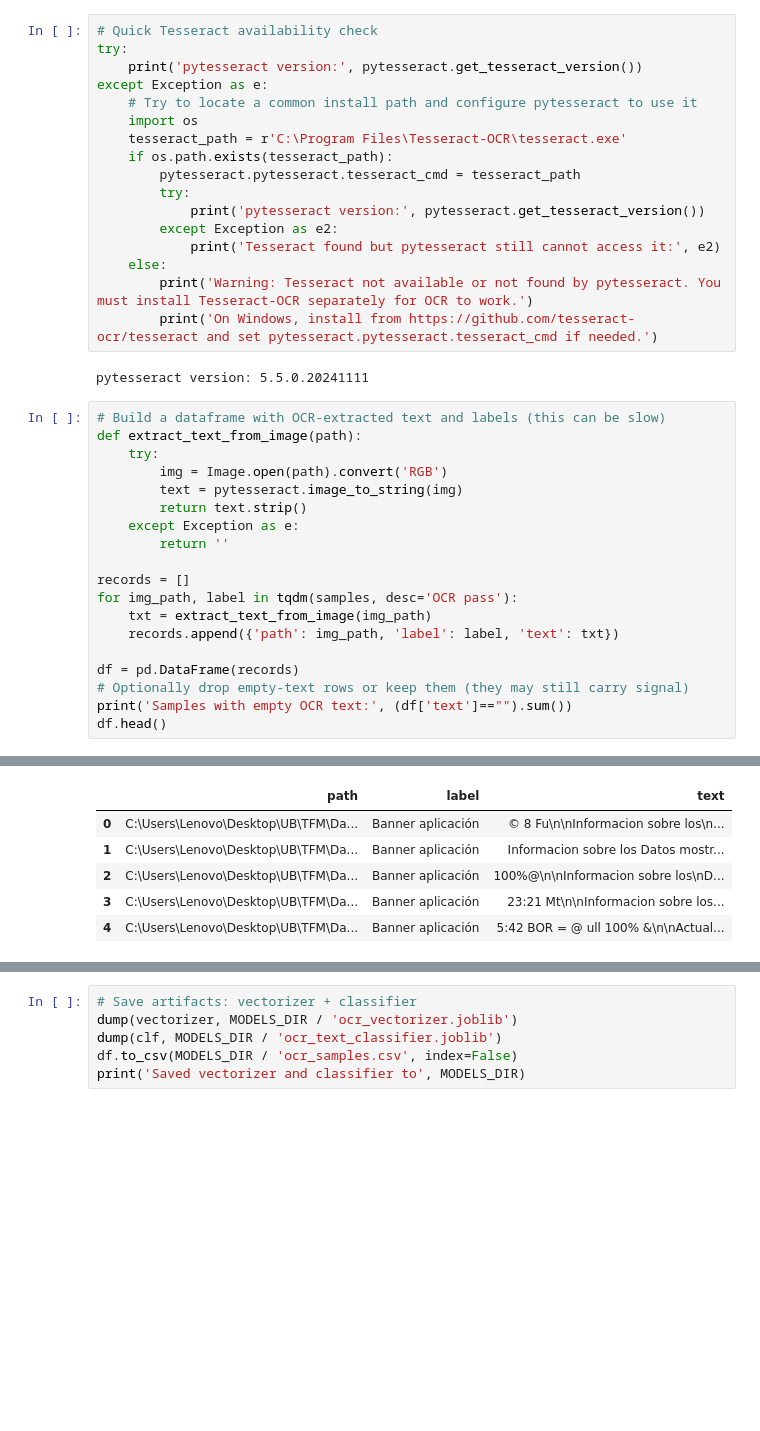
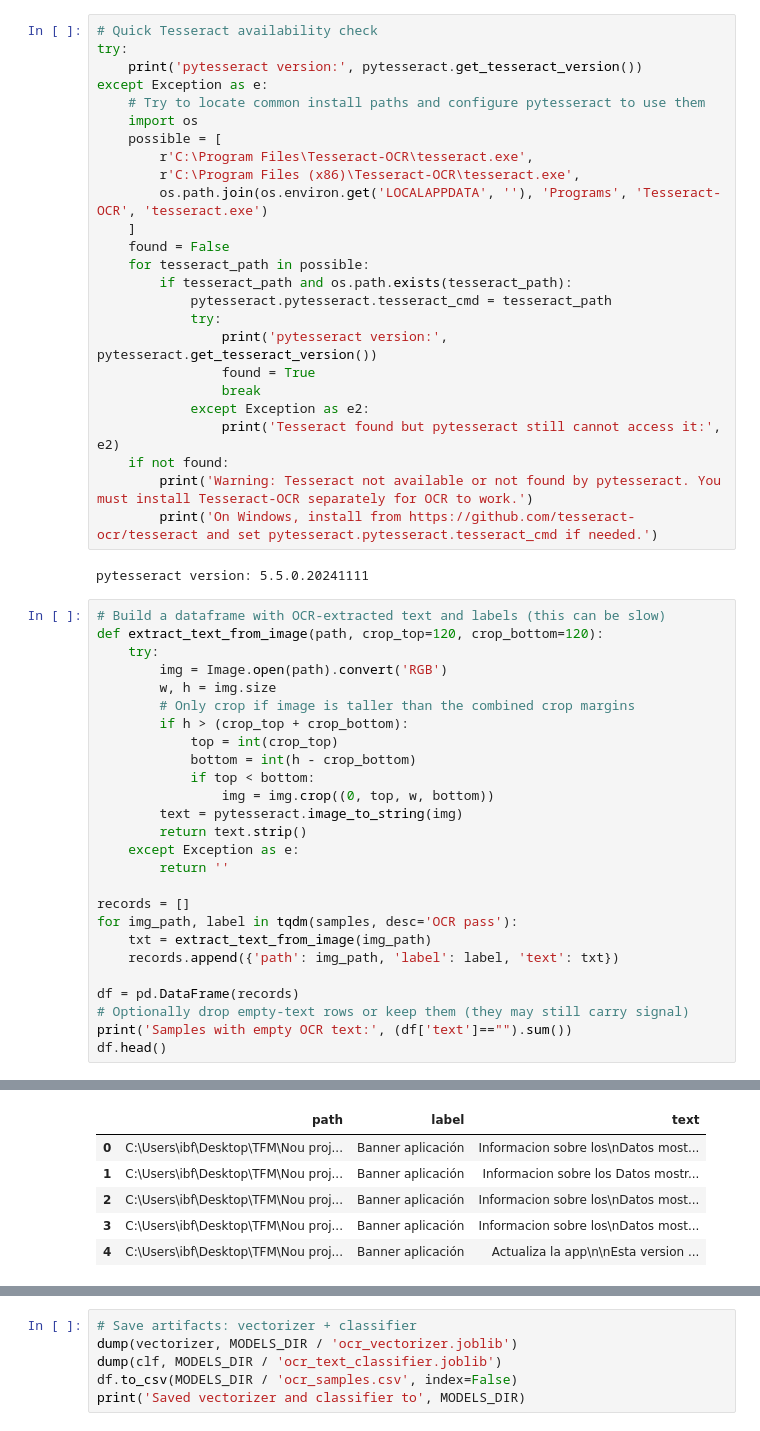
Before and after one commit to IvanBallesteros/TFM, a Jupyter notebook: ocr_classification_new.ipynb, the cells around one changed output, grey strips where cells are left out. Cells and saved outputs as stored; diff of their text form; blank space fills up the shorter version.

```diff
--- a/ocr_classification_new.ipynb
+++ b/ocr_classification_new.ipynb
@@ -79,25 +79,40 @@ Total images found: 2764
 try:
     print('pytesseract version:', pytesseract.get_tesseract_version())
 except Exception as e:
-    # Try to locate a common install path and configure pytesseract to use it
+    # Try to locate common install paths and configure pytesseract to use them
     import os
-    tesseract_path = r'C:\Program Files\Tesseract-OCR\tesseract.exe'
-    if os.path.exists(tesseract_path):
-        pytesseract.pytesseract.tesseract_cmd = tesseract_path
-        try:
-            print('pytesseract version:', pytesseract.get_tesseract_version())
-        except Exception as e2:
-            print('Tesseract found but pytesseract still cannot access it:', e2)
-    else:
+    possible = [
+        r'C:\Program Files\Tesseract-OCR\tesseract.exe',
+        r'C:\Program Files (x86)\Tesseract-OCR\tesseract.exe',
+        os.path.join(os.environ.get('LOCALAPPDATA', ''), 'Programs', 'Tesseract-OCR', 'tesseract.exe')
+    ]
+    found = False
+    for tesseract_path in possible:
+        if tesseract_path and os.path.exists(tesseract_path):
+            pytesseract.pytesseract.tesseract_cmd = tesseract_path
+            try:
+                print('pytesseract version:', pytesseract.get_tesseract_version())
+                found = True
+                break
+            except Exception as e2:
+                print('Tesseract found but pytesseract still cannot access it:', e2)
+    if not found:
         print('Warning: Tesseract not available or not found by pytesseract. You must install Tesseract-OCR separately for OCR to work.')
         print('On Windows, install from https://github.com/tesseract-ocr/tesseract and set pytesseract.pytesseract.tesseract_cmd if needed.')
 # %% [output]
 pytesseract version: 5.5.0.20241111
 # %%
 # Build a dataframe with OCR-extracted text and labels (this can be slow)
-def extract_text_from_image(path):
+def extract_text_from_image(path, crop_top=120, crop_bottom=120):
     try:
         img = Image.open(path).convert('RGB')
+        w, h = img.size
+        # Only crop if image is taller than the combined crop margins
+        if h > (crop_top + crop_bottom):
+            top = int(crop_top)
+            bottom = int(h - crop_bottom)
+            if top < bottom:
+                img = img.crop((0, top, w, bottom))
         text = pytesseract.image_to_string(img)
         return text.strip()
     except Exception as e:
@@ -117,9 +132,9 @@ Samples with empty OCR text: 6
 |  | path | label | text |
-| 0 | C:\Users\Lenovo\Desktop\UB\TFM\Da... | Banner aplicación | © 8 Fu\n\nInformacion sobre los\n... |
-| 1 | C:\Users\Lenovo\Desktop\UB\TFM\Da... | Banner aplicación | Informacion sobre los Datos mostr... |
-| 2 | C:\Users\Lenovo\Desktop\UB\TFM\Da... | Banner aplicación | 100%@\n\nInformacion sobre los\nD... |
-| 3 | C:\Users\Lenovo\Desktop\UB\TFM\Da... | Banner aplicación | 23:21 Mt\n\nInformacion sobre los... |
-| 4 | C:\Users\Lenovo\Desktop\UB\TFM\Da... | Banner aplicación | 5:42 BOR = @ ull 100% &\n\nActual... |
+| 0 | C:\Users\ibf\Desktop\TFM\Nou proj... | Banner aplicación | Informacion sobre los\nDatos most... |
+| 1 | C:\Users\ibf\Desktop\TFM\Nou proj... | Banner aplicación | Informacion sobre los Datos mostr... |
+| 2 | C:\Users\ibf\Desktop\TFM\Nou proj... | Banner aplicación | Informacion sobre los\nDatos most... |
+| 3 | C:\Users\ibf\Desktop\TFM\Nou proj... | Banner aplicación | Informacion sobre los\nDatos most... |
+| 4 | C:\Users\ibf\Desktop\TFM\Nou proj... | Banner aplicación | Actualiza la app\n\nEsta version ... |
 # %%
 # Prepare dataset for text classification
 X = df['text'].fillna('')
```
Also changed, not shown: parts of 7 cells of this notebook, 6 other files.
